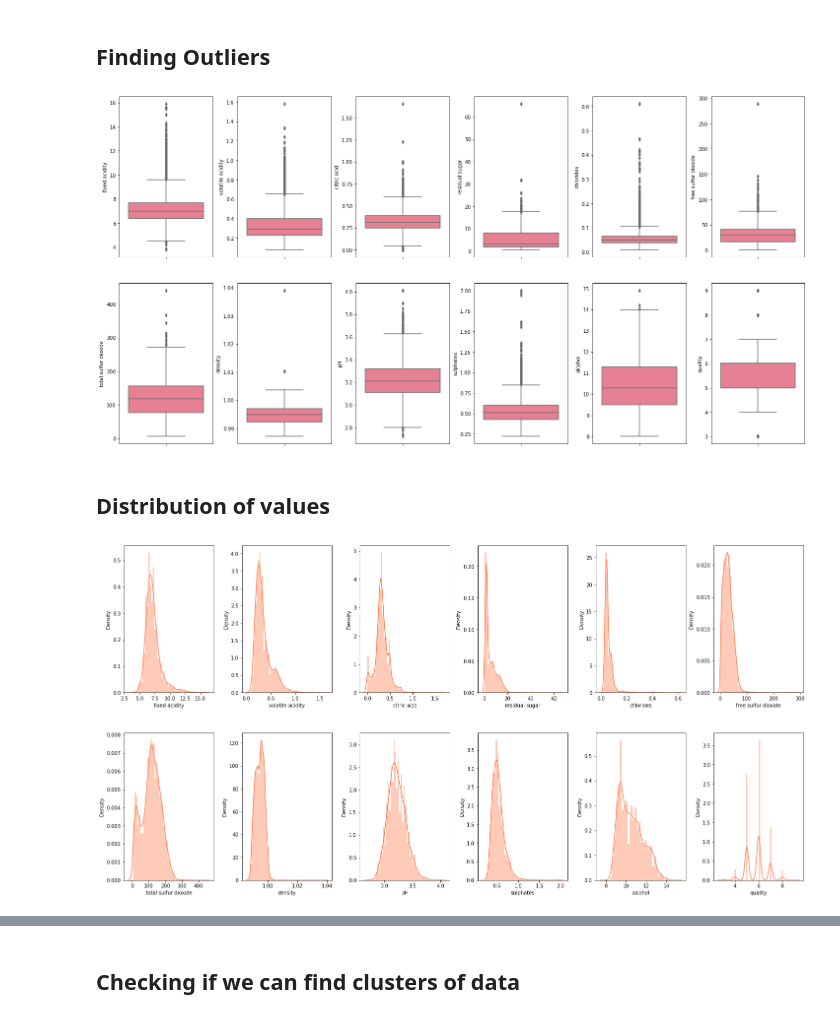
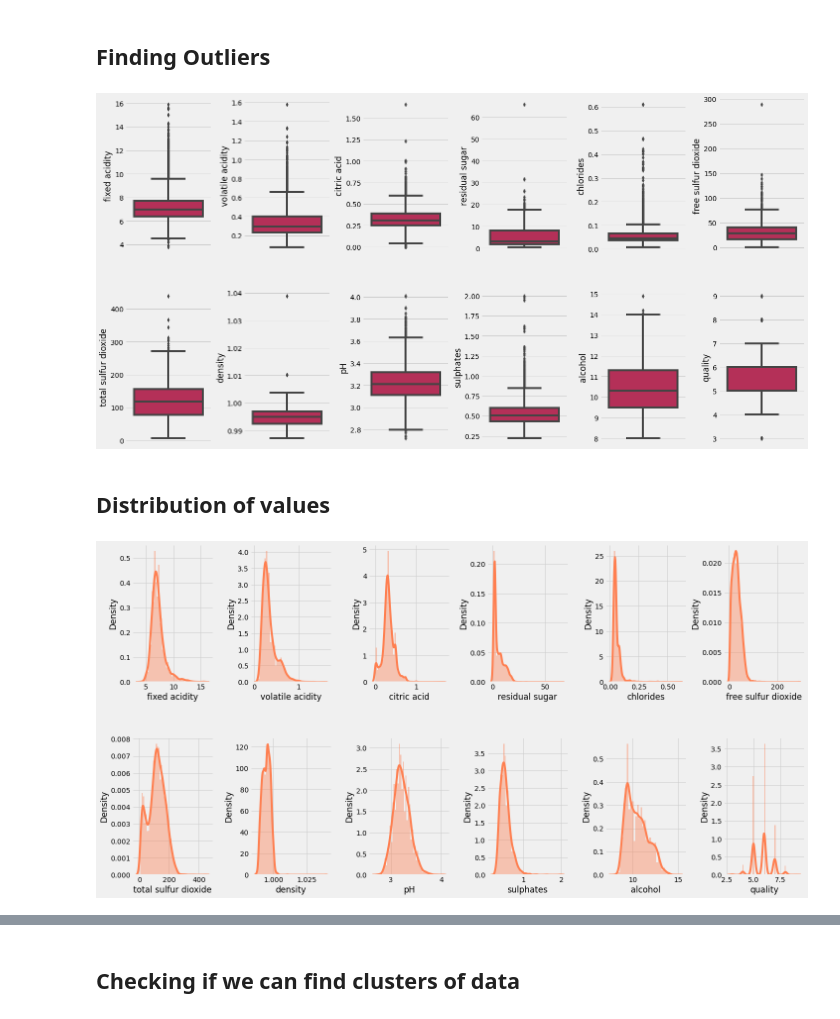
Before and after one commit to Prateeek73/WineQualityAnalysis, a Jupyter notebook: Wine Quality Analysis.ipynb, the cells around one changed output, grey strips where cells are left out. Cells and saved outputs as stored; diff of their text form; code cells hidden in the pictures.

```diff
--- a/Wine Quality Analysis.ipynb
+++ b/Wine Quality Analysis.ipynb
@@ -38,0 +112,8 @@ from sklearn.metrics import precision_recall_curve
+# %%
+plt.style.use('fivethirtyeight')
+print('Number of country list in data:',wine['country'].nunique())
+plt.figure(figsize=(14,10))
+cnt = wine['country'].value_counts().to_frame()[0:20]
+#plt.xscale('log')
+sns.barplot(x= cnt['country'], y =cnt.index, data=cnt, palette='viridis',orient='h')
+plt.title('Distribution of Wine Reviews by Top 20 Countries');
@@ -233,15 +389,15 @@ result
 # %%
 # create box plots
 fig, ax = plt.subplots(ncols=6, nrows=2, figsize=(20,10))
 index = 0
 ax = ax.flatten()
 for col, value in df.items():
     if col != 'type':
-        sns.boxplot(y=col, data=df, ax=ax[index], palette="husl")
+        sns.boxplot(y=col, data=df, ax=ax[index], palette="rocket_r")
         index += 1
 plt.tight_layout(pad=0.5, w_pad=0.7, h_pad=5.0)
 # %% [output]
-[figure, old version]
+[figure, new version]
 # %% [markdown]
 ## Distribution of values
 # %%
@@ -255,4 +411,4 @@ for col, value in df.items():
         index += 1
 plt.tight_layout(pad=0.5, w_pad=0.7, h_pad=5.0)
 # %% [output]
-[figure, old version]
+[figure, new version]
```
Also changed, not shown: parts of 37 cells of this notebook, 2 other files.
